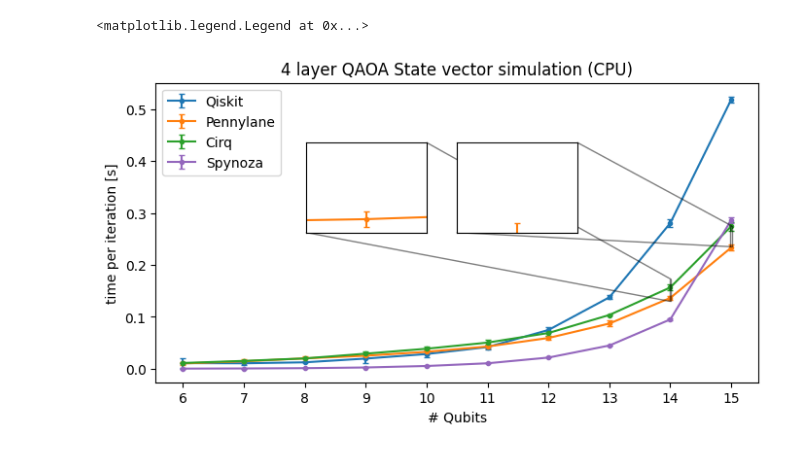
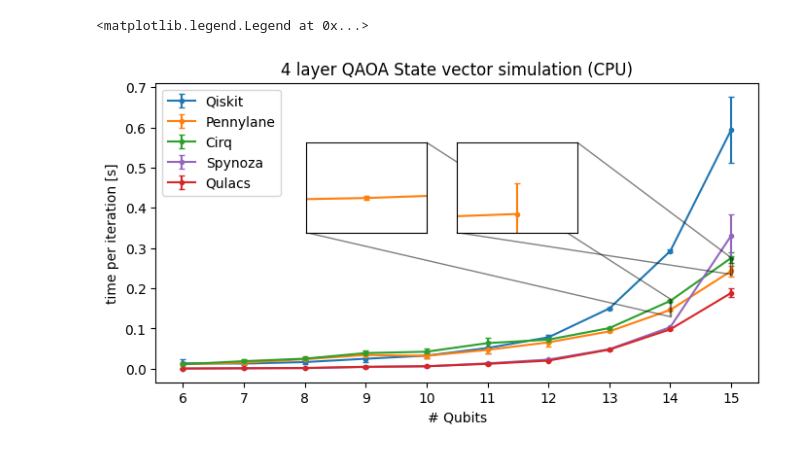
Before and after one commit to seba2390/Azurestuff, a Jupyter notebook: scripts/simulator_comparison_2.ipynb, the cells around one changed output. Cells and saved outputs as stored; diff of their text form; code cells hidden in the pictures.

```diff
--- a/scripts/simulator_comparison_2.ipynb
+++ b/scripts/simulator_comparison_2.ipynb
@@ -25,8 +26,9 @@ pennylane_res = {N: [] for N in range(N_min, N_max + 1)}
 qiskit_res =    {N: [] for N in range(N_min, N_max + 1)}
 #qsim_res =      {N: [] for N in range(N_min, N_max + 1)}
 spynoza_res =   {N: [] for N in range(N_min, N_max + 1)}
+qulacs_res =   {N: [] for N in range(N_min, N_max + 1)}
 
-N_seeds = 10
+N_seeds = 7
 seed = 100
  # Choosing optimizer for scipy
 available_methods = ['COBYLA', 'Nelder-Mead', 'BFGS']
@@ -100,6 +102,11 @@ for N in tqdm(range(N_min, N_max+1)):
                                           QUBO_matrix=Q,
                                           QUBO_offset=offset)
 
+        qulacs_ansatz = Qulacs_QAOA(N_qubits=N,
+                                    layers=n_layers,
+                                    QUBO_matrix=Q,
+                                    QUBO_offset=offset)
+
 
         # Generating initial guess for rotation angles
         np.random.seed(seed)
@@ -166,6 +173,17 @@ for N in tqdm(range(N_min, N_max+1)):
             time_pr_iter = (spynoza_stop_time-spynoza_start_time) / spynoza_sim['nfev']
             spynoza_res[N].append(time_pr_iter)
 
+        qulacs_start_time = time()
+        qulacs_sim = sc.optimize.minimize(fun=qulacs_ansatz.get_cost,
+                                  x0=theta_i,
+                                  method=optimizer_method,
+                                  options={'disp': False,
+                                           'maxiter': max_iter})
+        qulacs_stop_time = time()
+        if qulacs_sim['nfev'] > 0:
+            time_pr_iter = (qulacs_stop_time-qulacs_start_time) / qulacs_sim['nfev']
+            qulacs_res[N].append(time_pr_iter)
+
         seed += 1
 # %%
 qiskit_avgs = np.array([[np.mean(qiskit_res[key]), np.std(qiskit_res[key])] for key in qiskit_res.keys()])
@@ -173,6 +191,7 @@ pennylane_avgs = np.array([[np.mean(pennylane_res[key]), np.std(pennylane_res[ke
 cirq_avgs = np.array([[np.mean(cirq_res[key]), np.std(cirq_res[key])] for key in cirq_res.keys()])
 #qsim_avgs = np.array([[np.mean(qsim_res[key]), np.std(qsim_res[key])] for key in qsim_res.keys()])
 spynoza_avgs = np.array([[np.mean(spynoza_res[key]), np.std(spynoza_res[key])] for key in spynoza_res.keys()])
+qulacs_avgs = np.array([[np.mean(qulacs_res[key]), np.std(qulacs_res[key])] for key in qulacs_res.keys()])
 
 N_vals = [n for n in range(N_min, N_max+1)]
 
@@ -185,6 +204,7 @@ ax.errorbar(N_vals, pennylane_avgs[:,0], yerr=pennylane_avgs[:,1], fmt='.-', cap
 ax.errorbar(N_vals, cirq_avgs[:,0], yerr=cirq_avgs[:,1], fmt='.-', capsize=2, label='Cirq', color='tab:green')
 #ax.errorbar(N_vals, qsim_avgs[:,0], yerr=qsim_avgs[:,1], fmt='.-', capsize=2, label='Qsim', color='tab:red')
 ax.errorbar(N_vals, spynoza_avgs[:,0], yerr=spynoza_avgs[:,1], fmt='.-', capsize=2, label='Spynoza', color='tab:purple')
+ax.errorbar(N_vals, qulacs_avgs[:,0], yerr=qulacs_avgs[:,1], fmt='.-', capsize=2, label='Qulacs', color='tab:red')
 
 ax.set_ylabel('time per iteration [s]')
 ax.set_xlabel('# Qubits')
@@ -193,31 +213,31 @@ ax.set_xticks(N_vals)
 # inset axes....
 axins_x_left, axins_y_lower, axins_x_width, axins_height = 0.5, 0.5, 0.2, 0.3
 axins = ax.inset_axes([axins_x_left, axins_y_lower, axins_x_width, axins_height])
 axins.errorbar(N_vals, pennylane_avgs[:,0], yerr=pennylane_avgs[:,1], fmt='.-', capsize=2, label='Pennylane', color='tab:orange')
 #axins.errorbar(N_vals, qsim_avgs[:,0], yerr=qsim_avgs[:,1], fmt='.-', capsize=2, label='qsim', color='tab:red')
 axins.set_xticks([])
 axins.set_yticks([])
 # sub region of the original image
 x1, x2, y1, y2 = 14.99, 15.01, 0.235, 0.275
 axins.set_xlim(x1, x2)
 axins.set_ylim(y1, y2)
 axins.tick_params(axis='both', which='major', labelsize=10)
 ax.indicate_inset_zoom(axins, edgecolor="black")
 
 axins_x_left, axins_y_lower, axins_x_width, axins_height = 0.25, 0.5, 0.2, 0.3
 axins = ax.inset_axes([axins_x_left, axins_y_lower, axins_x_width, axins_height])
 axins.errorbar(N_vals, pennylane_avgs[:,0], yerr=pennylane_avgs[:,1], fmt='.-', capsize=2, label='pennylane', color='tab:orange')
 #axins.errorbar(N_vals, qsim_avgs[:,0], yerr=qsim_avgs[:,1], fmt='.-', capsize=2, label='qsim', color='tab:red')
 axins.set_xticks([])
 axins.set_yticks([])
 # sub region of the original image
 x1, x2, y1, y2 = 13.99, 14.01, 0.13, 0.1725
 axins.set_xlim(x1, x2)
 axins.set_ylim(y1, y2)
 axins.tick_params(axis='both', which='major', labelsize=10)
 ax.indicate_inset_zoom(axins, edgecolor="black")
 ax.legend()
 #plt.savefig('simulator_comparison_2.png', dpi=400)
 # %% [output]
 <matplotlib.legend.Legend at 0x...>
-[figure, old version]
+[figure, new version]
```
Also changed, not shown: parts of 1 cell of this notebook, 2 other files.
